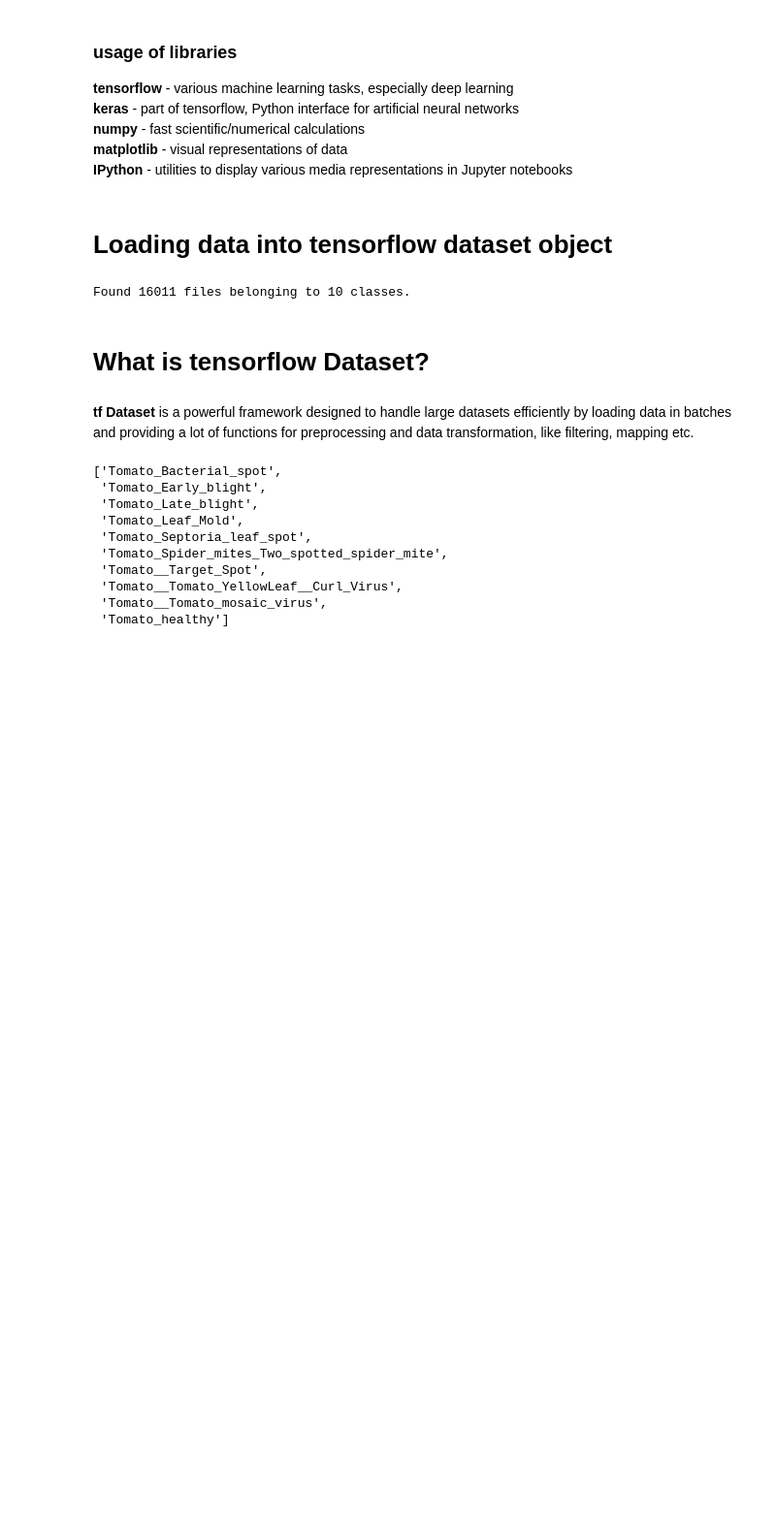
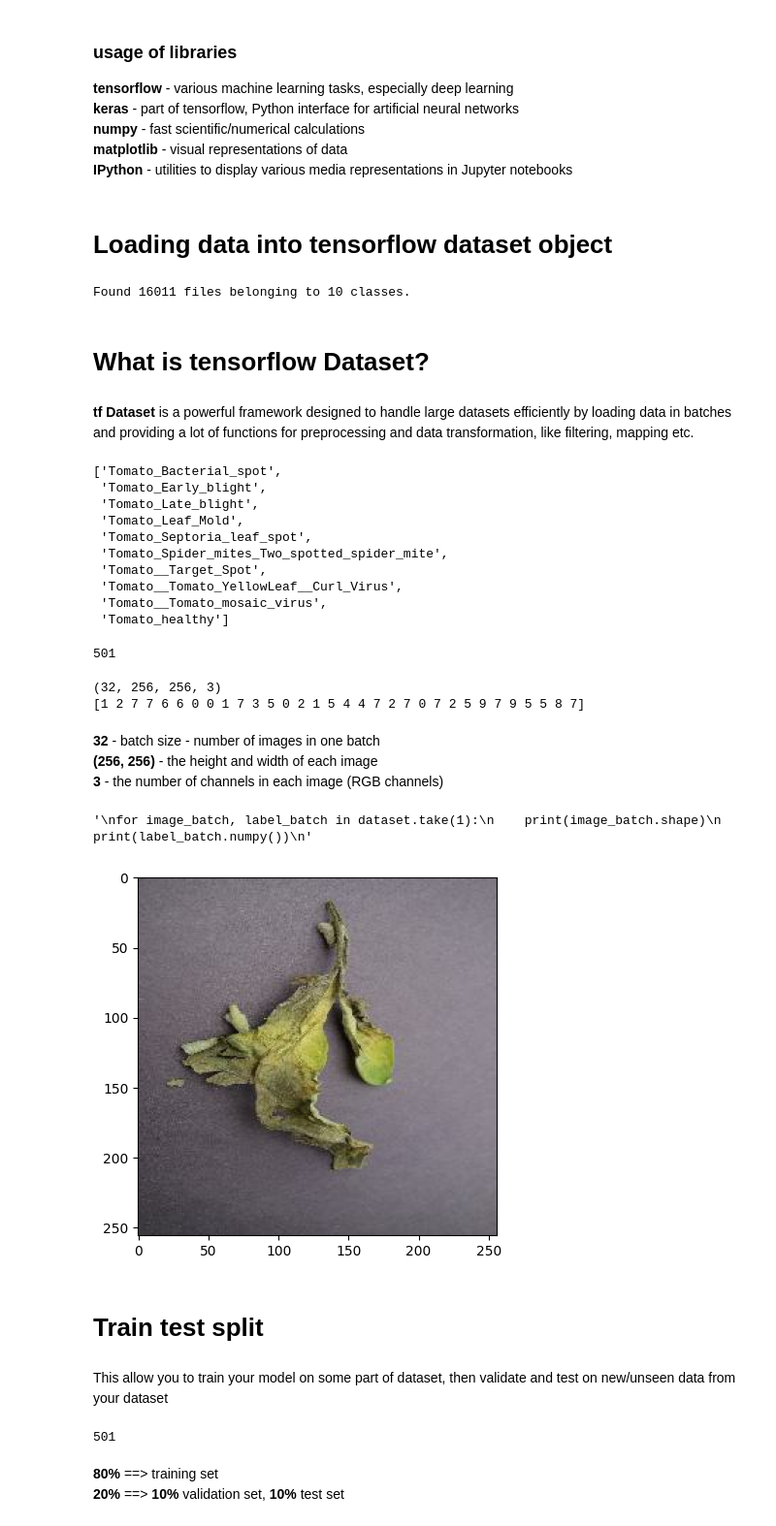
Before and after one commit to danoboss1/Tomato-AI-project, a Jupyter notebook: training/creating_model.ipynb, the cells around one changed output. Shown at 97% size. Drawn from its saved outputs; the diff is of its cells as text; code cells hidden in the pictures; blank space fills up the shorter version.

Commit message:
Feat: Data Preprocessing and Train Test Split

```diff
--- a/training/creating_model.ipynb
+++ b/training/creating_model.ipynb
@@ -53,3 +53,32 @@ class_names
  'Tomato__Tomato_YellowLeaf__Curl_Virus',
  'Tomato__Tomato_mosaic_virus',
  'Tomato_healthy']
+# %%
+len(dataset)
+# %% [output]
+501
+# %%
+for image_batch, label_batch in dataset.take(1):
+    print(image_batch.shape)
+    print(label_batch.numpy())
+# %% [output]
+(32, 256, 256, 3)
+[1 2 7 7 6 6 0 0 1 7 3 5 0 2 1 5 4 4 7 2 7 0 7 2 5 9 7 9 5 5 8 7]
+# %% [markdown]
+**32** - batch size - number of images in one batch<br>
+**(256, 256)** - the height and width of each image<br>
+**3** - the number of channels in each image (RGB channels)<br>
+# %%
+"""
+for image_batch, label_batch in dataset.take(1):
+    print(image_batch.shape)
+    print(label_batch.numpy())
+"""
+# %% [output]
+'\nfor image_batch, label_batch in dataset.take(1):\n    print(image_batch.shape)\n    print(label_batch.numpy())\n'
+# %%
+for image_batch, label_batch in dataset.take(1):
+    plt.imshow(image_batch[0].numpy().astype("uint8"))
+    plt.show
+# %% [output]
+[figure, added]
@@ -55,0 +87,11 @@ class_names
+# %% [markdown]
+# Train test split
+# %% [markdown]
+This allow you to train your model on some part of dataset, then validate and test on new/unseen data from your dataset
+# %%
+len(dataset)
+# %% [output]
+501
+# %% [markdown]
+**80%** ==> training set<br>
+**20%** ==> **10%** validation set, **10%** test set
```
Also changed, not shown: parts of 8 cells of this notebook.
